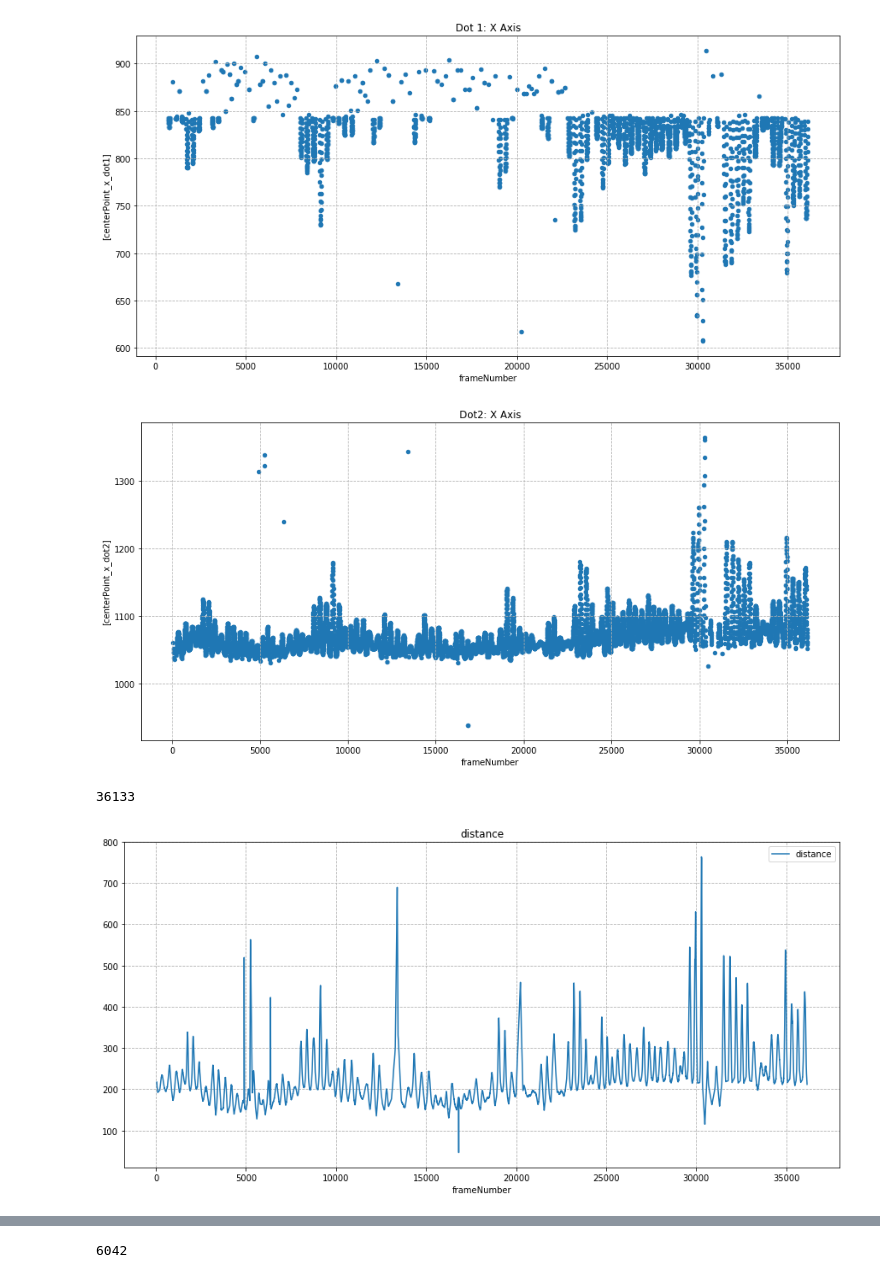
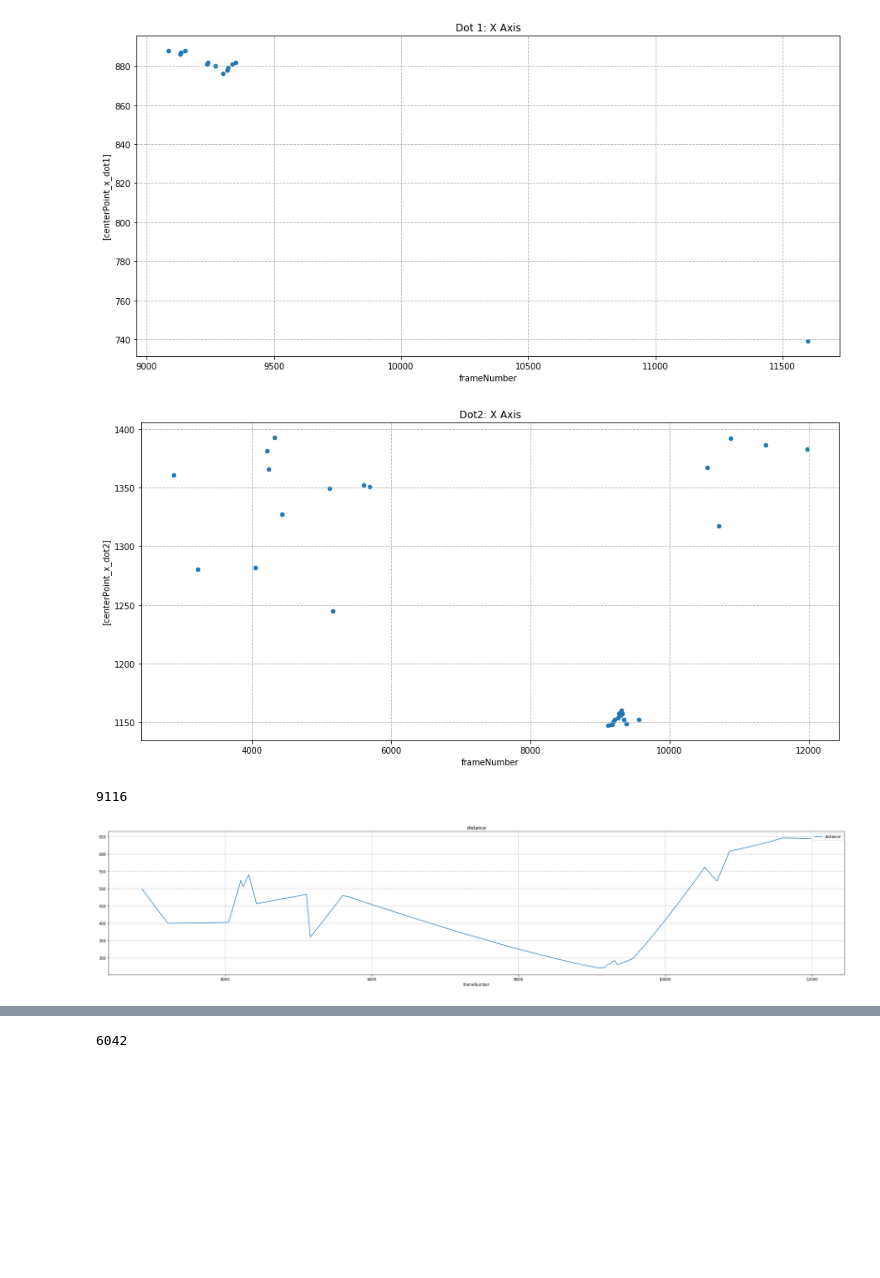
Before and after one commit to mzalota/crabs-video-analysis, a Jupyter notebook: ipython/reddots.ipynb, the cells around one changed output, grey strips where cells are left out. Cells and saved outputs as stored; diff of their text form; code cells hidden in the pictures; blank space fills up the shorter version.

```diff
--- a/ipython/reddots.ipynb
+++ b/ipython/reddots.ipynb
@@ -17,13 +17,13 @@ from lib.DriftData import DriftData
 #videoFileName = "V6__R_20180915_212238"
 
 
-rootDir ="C:/workspaces/AnjutkaVideo/2019-Kara/St6279_19"
-videoFileName = "V1"
+#rootDir ="C:/workspaces/AnjutkaVideo/2019-Kara/St6279_19"
+#videoFileName = "V1"
 
-#rootDir = "C:/workspaces/AnjutkaVideo/KaraSeaCrabVideoBlagopoluchiyaBay2018/"
+rootDir = "C:/workspaces/AnjutkaVideo/KaraSeaCrabVideoBlagopoluchiyaBay2018/"
 #videoFileName = "V3_R_20180911_170159"
 #videoFileName = "V2_R_20180911_165730"
-#videoFileName = "V1_R_20180911_165259"
+videoFileName = "V1_R_20180911_165259"
 
 folderStruct = FolderStructure(rootDir, videoFileName)
 
@@ -61,12 +61,12 @@ zoomDF = dfToPlot.loc[dfToPlot['frameNumber'] > lowerFrameID].loc[dfToPlot['fram
 zoomDF.plot.scatter(x='frameNumber', y=['centerPoint_x_dot1'],figsize=(15,7), title="Dot 1: X Axis")
 plt.gca().grid(which='major', axis='both', linestyle='--') #specify grid lines
 # %% [output]
-[figure, old version]
+[figure, new version]
 # %%
 zoomDF.plot.scatter(x='frameNumber', y=['centerPoint_x_dot2'],figsize=(15,7), title="Dot2: X Axis")
 plt.gca().grid(which='major', axis='both', linestyle='--') #specify grid lines
 # %% [output]
-[figure, old version]
+[figure, new version]
 # %%
 df = rdd.interpolated(minFrameID, maxFrameID)
 df = rdd.interpolated()
@@ -75,10 +75,10 @@ df = rdd.interpolated()
 df.count()[0]
 #df.head(10)
 # %% [output]
-36133
+9116
 # %%
-df.plot(x='frameNumber', y=['distance'],figsize=(15,7), title="distance")
+df.plot(x='frameNumber', y=['distance'],figsize=(35,7), title="distance")
 plt.gca().grid(which='major', axis='both', linestyle='--') #specify grid lines
 # %% [output]
-[figure, old version]
+[figure, new version]
 # %%
```
Also changed, not shown: parts of 3 cells of this notebook, 3 other files.
